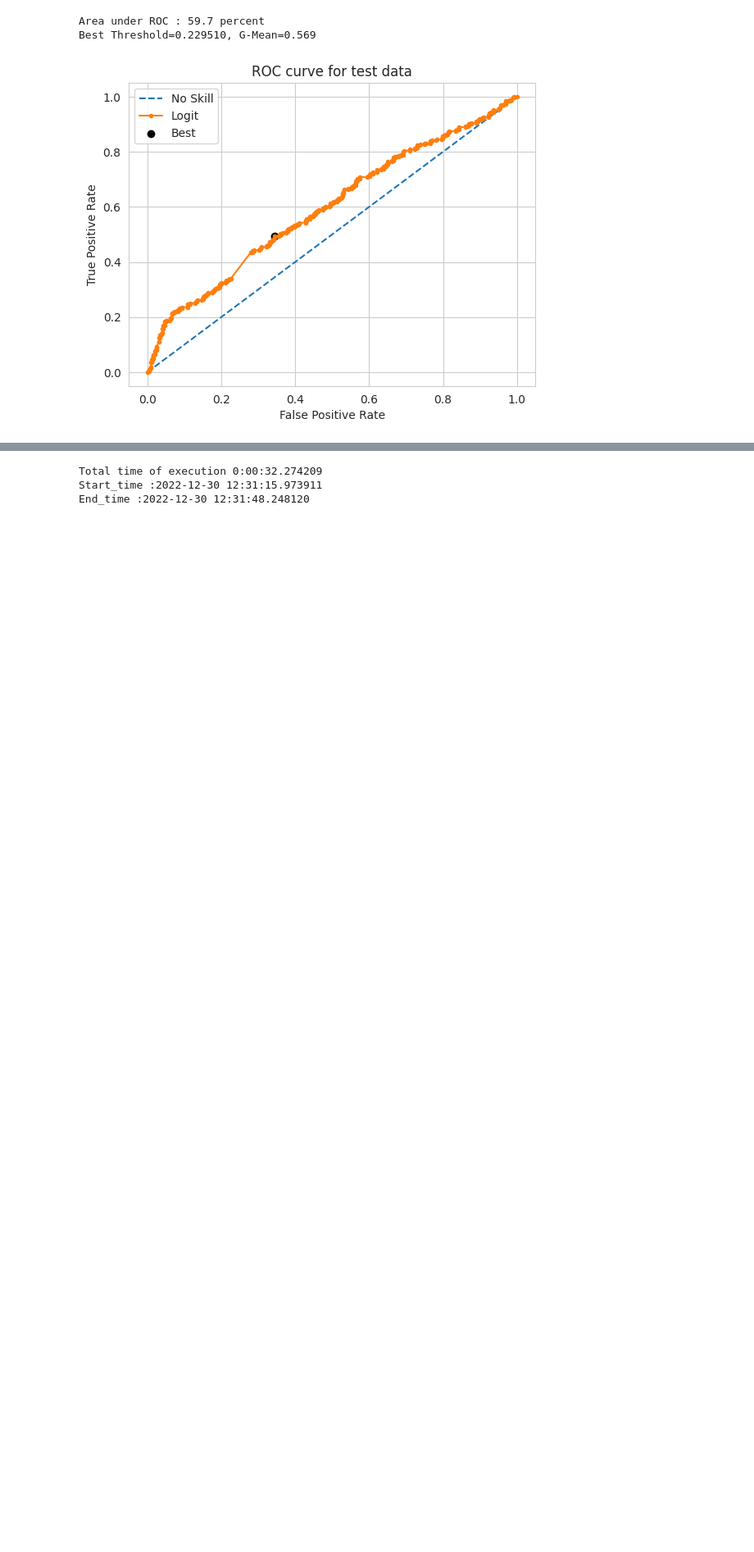
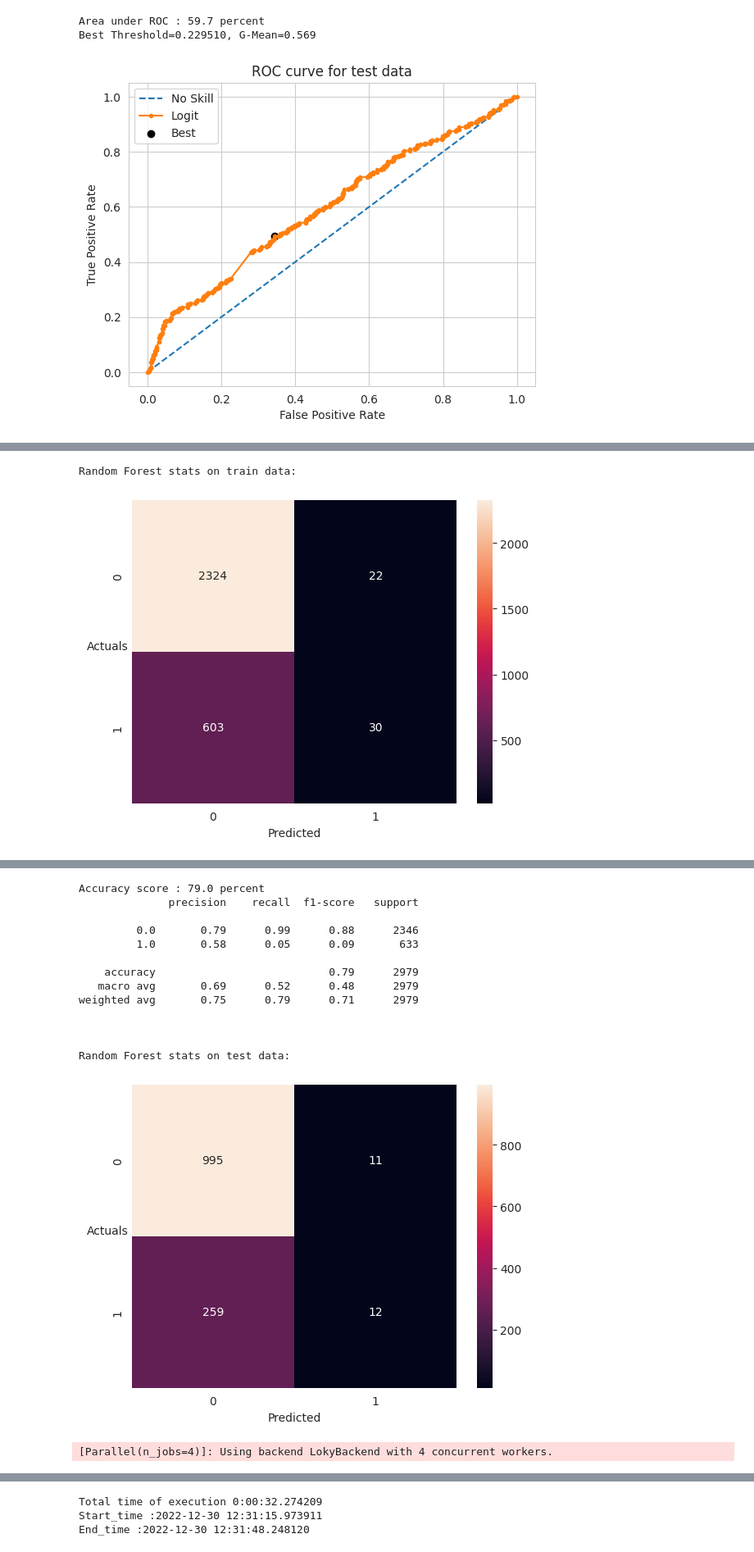
Before and after one commit to sarang-manohar/hogwarts, a Jupyter notebook: academia/financialRiskAnalysis/code/code.ipynb, the cells around one changed output, grey strips where cells are left out. Shown at 82% size. Cells and saved outputs as stored; diff of their text form; code cells hidden in the pictures; blank space fills up the shorter version.

Commit message:
random forest added

```diff
--- a/academia/financialRiskAnalysis/code/code.ipynb
+++ b/academia/financialRiskAnalysis/code/code.ipynb
@@ -821,0 +866,26 @@ Best Threshold=0.229510, G-Mean=0.569
+# %%
+rf = rf.best_estimator_
+# %%
+ytrain_predict = rf.predict(X_train)
+ytest_predict = rf.predict(X_test)
+
+#Train data Confusion Matrix
+print('Random Forest stats on train data:')
+sns.heatmap((confusion_matrix(y_train,ytrain_predict)),annot=True,fmt='.5g')
+plt.xlabel('Predicted')
+plt.ylabel('Actuals',rotation=0)
+plt.show()
+#Train Data Accuracy
+print('Accuracy score : %.1f percent' % (rf.score(X_train,y_train)*100) )
+print(classification_report(y_train, ytrain_predict))
+print('\n')
+#Test data Confusion Matrix
+print('Random Forest stats on test data:')
+sns.heatmap((confusion_matrix(y_test, ytest_predict)),annot=True,fmt='.5g')
+plt.xlabel('Predicted')
+plt.ylabel('Actuals',rotation=0)
+plt.show()
+#Test Data Accuracy
+print('Accuracy score : %.1f percent' % (rf.score(X_test,y_test)*100) )
+print(classification_report(y_test, ytest_predict))
+# %% [output]
@@ -821,0 +898,2 @@ Best Threshold=0.229510, G-Mean=0.569
+Random Forest stats on train data:
+[figure, added]
@@ -821,0 +903,15 @@ Best Threshold=0.229510, G-Mean=0.569
+Accuracy score : 79.0 percent
+              precision    recall  f1-score   support
+
+         0.0       0.79      0.99      0.88      2346
+         1.0       0.58      0.05      0.09       633
+
+    accuracy                           0.79      2979
+   macro avg       0.69      0.52      0.48      2979
+weighted avg       0.75      0.79      0.71      2979
+
+
+
+Random Forest stats on test data:
+[figure, added]
+[Parallel(n_jobs=4)]: Using backend LokyBackend with 4 concurrent workers.
```
Also changed, not shown: parts of 9 cells of this notebook.
